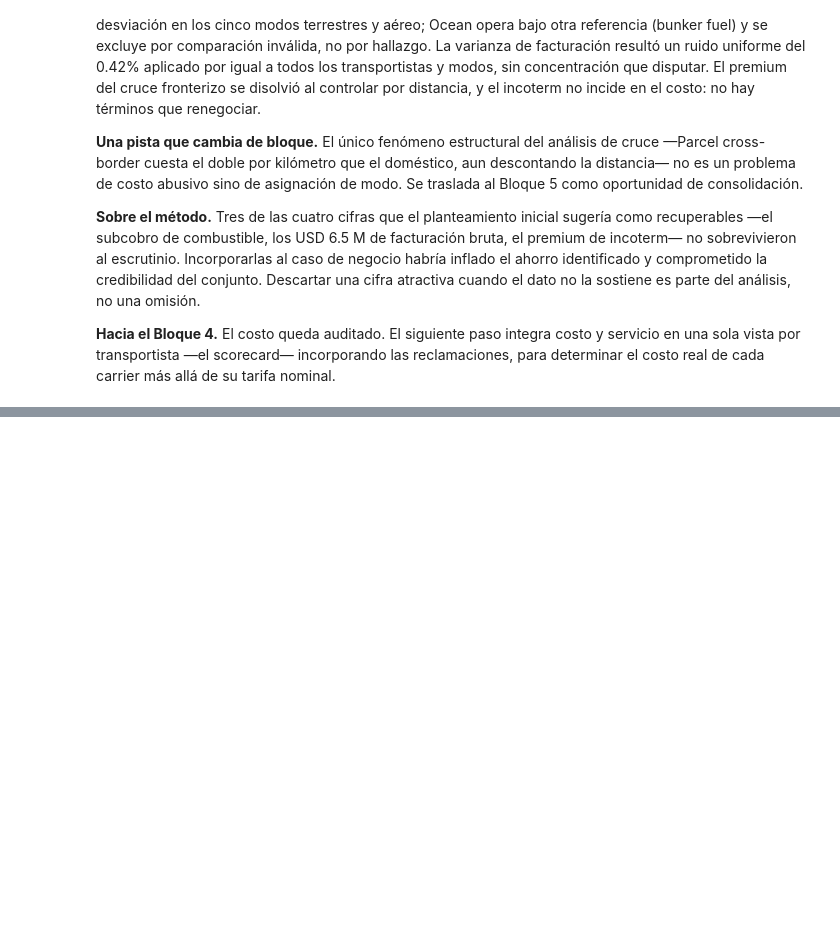
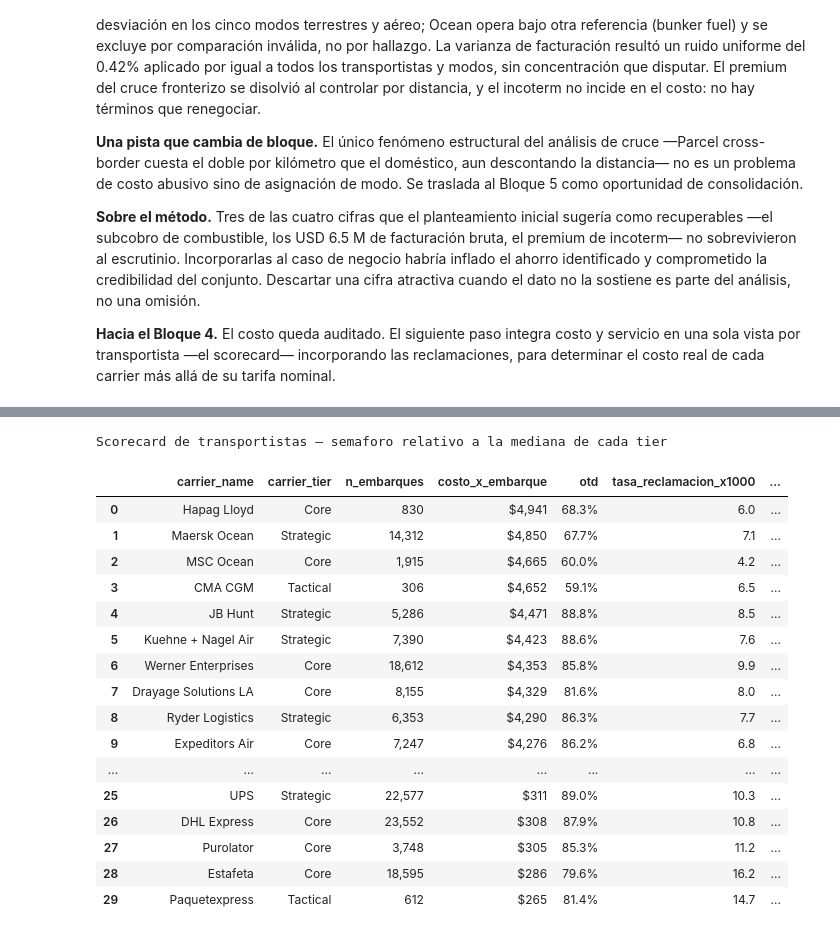
Before and after one commit to sergiocorona0286/transportation-analytics, a Jupyter notebook: notebooks/03_analisis_negocio.ipynb, the cells around one changed output, grey strips where cells are left out. Saved outputs shown, nothing was run; the diff lists cells and outputs as text; code cells hidden in the pictures; blank space fills up the shorter version.

```diff
--- a/notebooks/03_analisis_negocio.ipynb
+++ b/notebooks/03_analisis_negocio.ipynb
@@ -1829,0 +1982,7 @@ El bloque buscaba dónde el costo de la red no corresponde al servicio recibido,
+# %%
+# --- Verificacion previa: que columnas tiene df ---
+cols_interes = [c for c in df.columns if any(k in c.lower()
+                for k in ["carrier", "cost", "costo", "otd", "total", "amount", "freight"])]
+print("Columnas candidatas en df:")
+for c in cols_interes:
+    print("  ", c, "->", df[c].dtype)
@@ -1829,0 +2065,68 @@ El bloque buscaba dónde el costo de la red no corresponde al servicio recibido,
+# %%
+# === Semaforo dentro de cada tier ===
+# Verde = mejor que la mediana de su tier; Rojo = peor.
+
+sc_style = sc[cols_final].copy()
+
+# Paleta semaforo (suave, para no saturar)
+VERDE = "#C7E5C0"
+AMARILLO = "#FCE9B0"
+ROJO = "#F3B7B2"
+
+def semaforo_por_tier(col, mejor_es_bajo):
+    """Devuelve una Serie de estilos CSS comparando cada valor con la mediana de su tier."""
+    estilos = pd.Series("", index=col.index)
+    for tier, idx in sc_style.groupby("carrier_tier").groups.items():
+        vals = col.loc[idx]
+        med = vals.median()
+        for i in idx:
+            v = col.loc[i]
+            if pd.isna(v):
+                continue
+            desv = (v - med) / med if med != 0 else 0
+            # Normaliza direccion: queremos "peor" -> rojo
+            peor = desv if mejor_es_bajo else -desv
+            if peor > 0.15:
+                estilos.loc[i] = f"background-color: {ROJO}"
+            elif peor < -0.15:
+                estilos.loc[i] = f"background-color: {VERDE}"
+            else:
+                estilos.loc[i] = f"background-color: {AMARILLO}"
+    return estilos
+
+styled = (
+    sc_style.style
+    .apply(lambda c: semaforo_por_tier(c, mejor_es_bajo=False), subset=["otd"])
+    .apply(lambda c: semaforo_por_tier(c, mejor_es_bajo=True), subset=["tasa_reclamacion_x1000"])
+    .apply(lambda c: semaforo_por_tier(c, mejor_es_bajo=True), subset=["costo_dano_x_embarque"])
+    .format({
+        "n_embarques": "{:,.0f}",
+        "costo_x_embarque": "${:,.0f}",
+        "otd": "{:.1%}",
+        "tasa_reclamacion_x1000": "{:.1f}",
+        "costo_dano_x_embarque": "${:,.2f}",
+        "costo_real_x_embarque": "${:,.0f}",
+    })
+    .set_caption("Scorecard de transportistas — semaforo relativo a la mediana de cada tier")
+)
+
+styled
+# %% [output]
+Scorecard de transportistas — semaforo relativo a la mediana de cada tier
+|  | carrier_name | carrier_tier | n_embarques | costo_x_embarque | otd | tasa_reclamacion_x1000 | ... |
+| 0 | Hapag Lloyd | Core | 830 | $4,941 | 68.3% | 6.0 | ... |
+| 1 | Maersk Ocean | Strategic | 14,312 | $4,850 | 67.7% | 7.1 | ... |
+| 2 | MSC Ocean | Core | 1,915 | $4,665 | 60.0% | 4.2 | ... |
+| 3 | CMA CGM | Tactical | 306 | $4,652 | 59.1% | 6.5 | ... |
+| 4 | JB Hunt | Strategic | 5,286 | $4,471 | 88.8% | 8.5 | ... |
+| 5 | Kuehne + Nagel Air | Strategic | 7,390 | $4,423 | 88.6% | 7.6 | ... |
+| 6 | Werner Enterprises | Core | 18,612 | $4,353 | 85.8% | 9.9 | ... |
+| 7 | Drayage Solutions LA | Core | 8,155 | $4,329 | 81.6% | 8.0 | ... |
+| 8 | Ryder Logistics | Strategic | 6,353 | $4,290 | 86.3% | 7.7 | ... |
+| 9 | Expeditors Air | Core | 7,247 | $4,276 | 86.2% | 6.8 | ... |
+| ... | ... | ... | ... | ... | ... | ... | ... |
+| 25 | UPS | Strategic | 22,577 | $311 | 89.0% | 10.3 | ... |
+| 26 | DHL Express | Core | 23,552 | $308 | 87.9% | 10.8 | ... |
+| 27 | Purolator | Core | 3,748 | $305 | 85.3% | 11.2 | ... |
+| 28 | Estafeta | Core | 18,595 | $286 | 79.6% | 16.2 | ... |
+| 29 | Paquetexpress | Tactical | 612 | $265 | 81.4% | 14.7 | ... |
```
Also changed, not shown: parts of 19 cells of this notebook.
